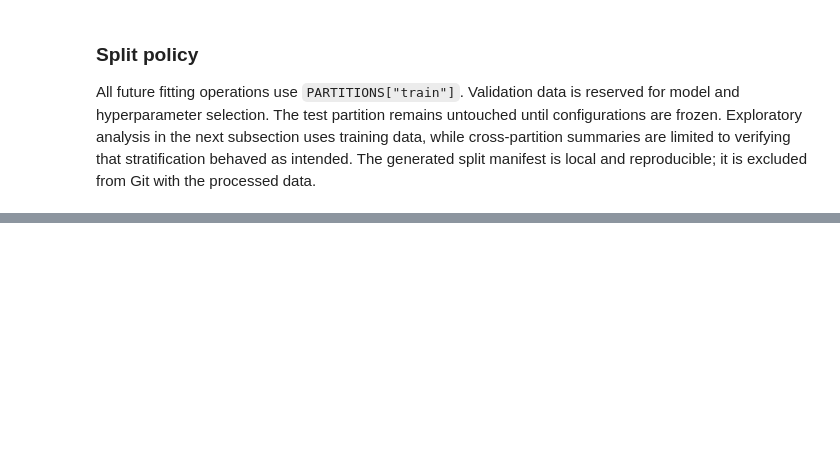
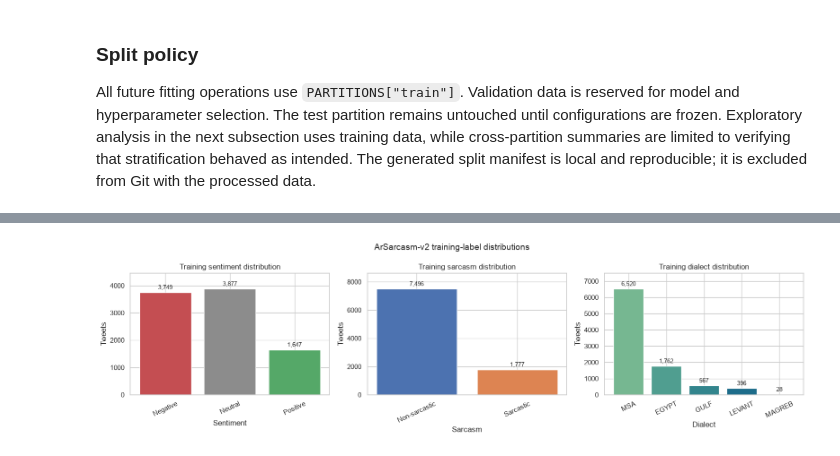
Before and after one commit to iAboud98/arabic-sentiment-analysis, a Jupyter notebook: notebooks/arabic_sentiment_analysis.ipynb, the cells around one changed output, grey strips where cells are left out. Cells and saved outputs as stored; diff of their text form; code cells hidden in the pictures; blank space fills up the shorter version.

Commit message:
add training data exploratory analysis

```diff
--- a/notebooks/arabic_sentiment_analysis.ipynb
+++ b/notebooks/arabic_sentiment_analysis.ipynb
@@ -513,0 +574,38 @@ All future fitting operations use `PARTITIONS["train"]`. Validation data is rese
+# %%
+figure, axes = plt.subplots(1, 3, figsize=(16, 4.5))
+
+distribution_specs = [
+    (
+        sentiment_table,
+        ["Negative", "Neutral", "Positive"],
+        ["#c44e52", "#8c8c8c", "#55a868"],
+        "Sentiment",
+    ),
+    (
+        sarcasm_table,
+        sarcasm_order,
+        ["#4c72b0", "#dd8452"],
+        "Sarcasm",
+    ),
+    (
+        dialect_table,
+        [label.upper() for label in dialect_order],
+        sns.color_palette("crest", len(dialect_order)),
+        "Dialect",
+    ),
+]
+
+for axis, (table, labels, colors, title) in zip(axes, distribution_specs, strict=True):
+    bars = axis.bar(labels, table["count"], color=colors)
+    axis.bar_label(bars, fmt="{:,.0f}", padding=3, fontsize=9)
+    axis.set_title(f"Training {title.lower()} distribution")
+    axis.set_xlabel(title)
+    axis.set_ylabel("Tweets")
+    axis.tick_params(axis="x", rotation=25)
+    axis.margins(y=0.15)
+
+figure.suptitle("ArSarcasm-v2 training-label distributions", fontsize=14)
+figure.tight_layout()
+plt.show()
+# %% [output]
+[figure, added]
```
Also changed, not shown: parts of 5 cells of this notebook.
